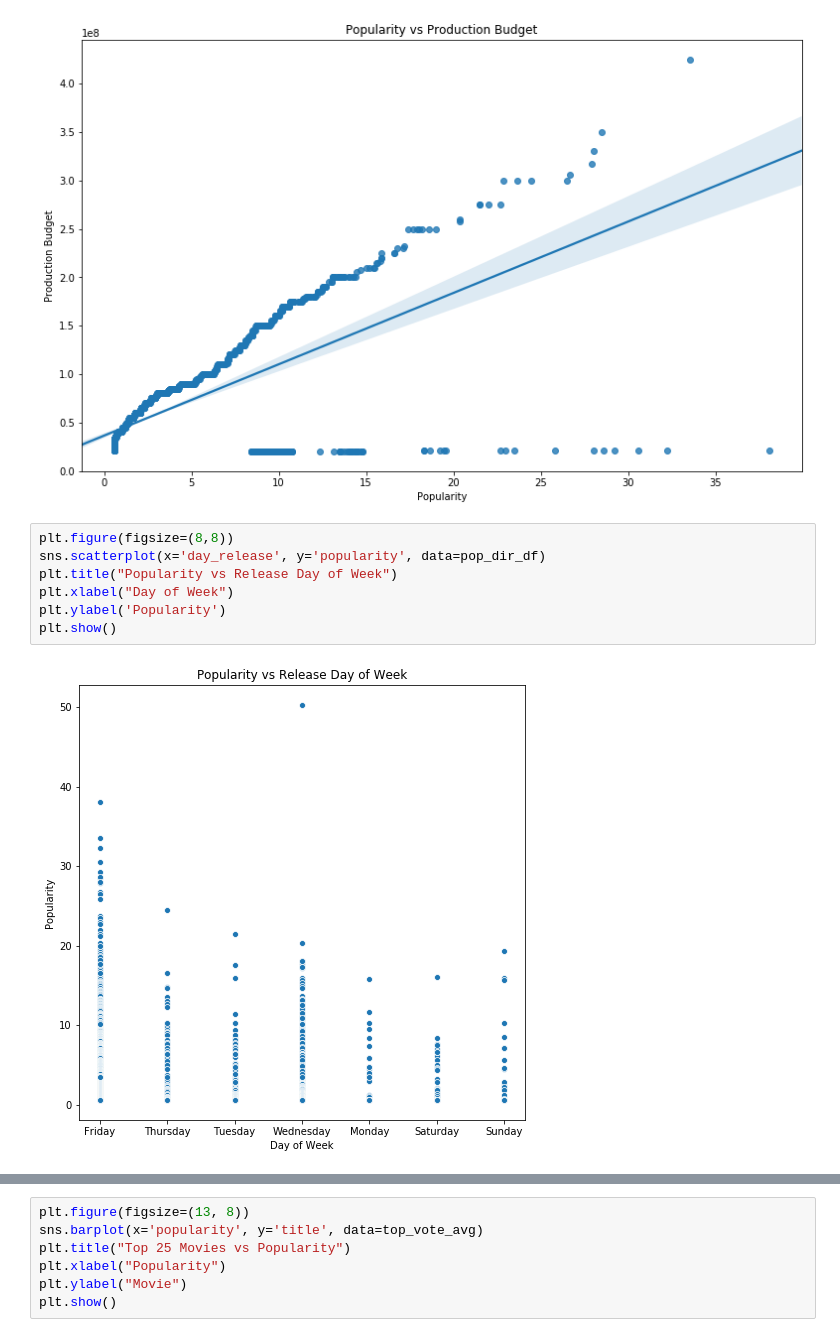
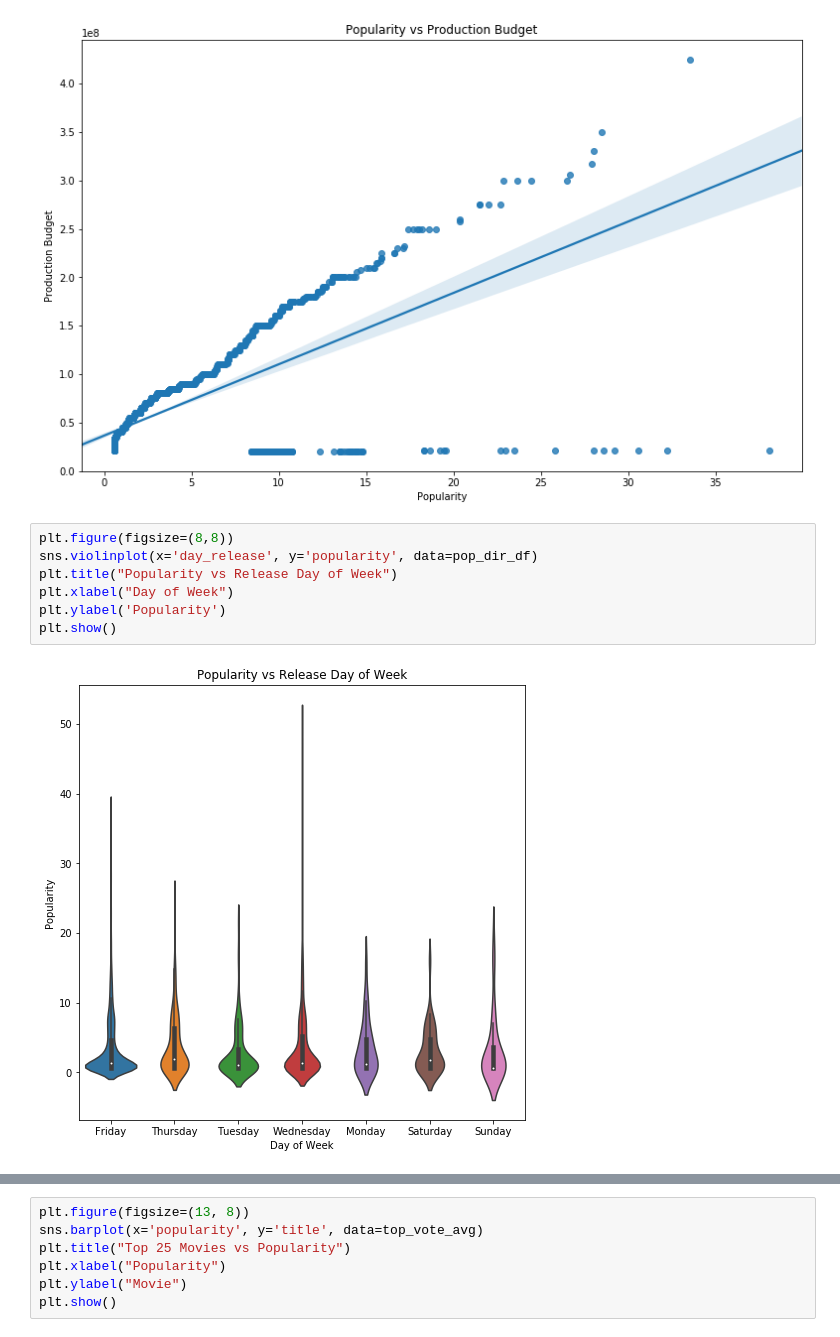
Before and after one commit to aradjabova/dsc-mod-1-project-v2-1-online-ds-ft-120919, a Jupyter notebook: Student Data Analysis.ipynb, the cells around one changed output, grey strips where cells are left out. Cells and saved outputs as stored; diff of their text form.

```diff
--- a/Student Data Analysis.ipynb
+++ b/Student Data Analysis.ipynb
@@ -404,12 +404,12 @@ plt.show()
 [figure]
 # %%
 plt.figure(figsize=(8,8))
-sns.scatterplot(x='day_release', y='popularity', data=pop_dir_df)
+sns.violinplot(x='day_release', y='popularity', data=pop_dir_df)
 plt.title("Popularity vs Release Day of Week")
 plt.xlabel("Day of Week")
 plt.ylabel('Popularity')
 plt.show()
 # %% [output]
-[figure, old version]
+[figure, new version]
 # %%
 plt.figure(figsize=(8,8))
```
Also changed, not shown: parts of 2 cells of this notebook, 4 other files.
